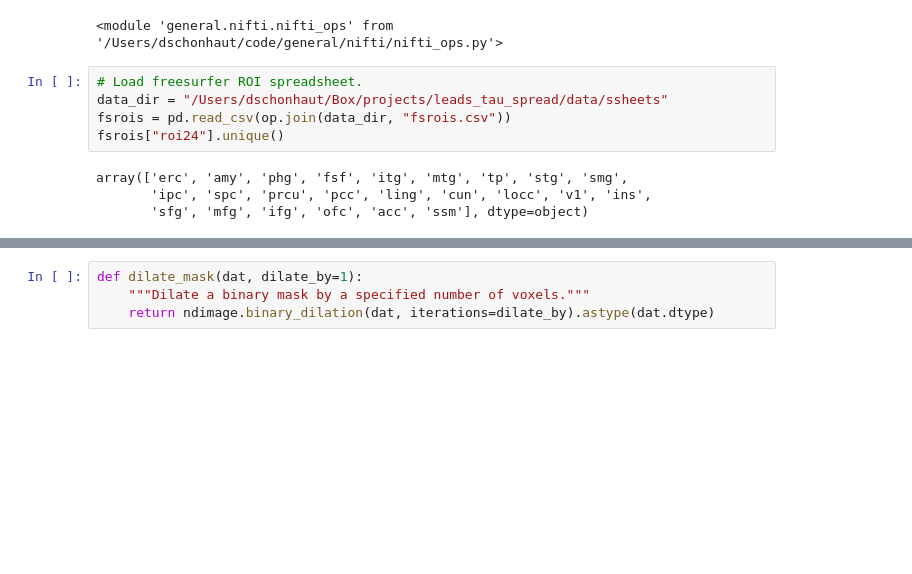
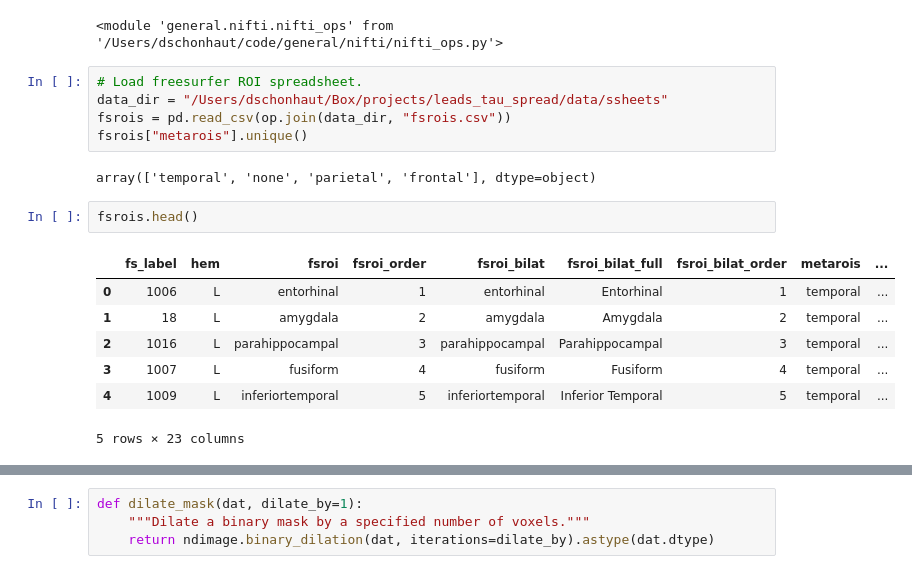
Before and after one commit to dschonhaut/leads_tau_spread, a Jupyter notebook: plot_brain.ipynb, the cells around one changed output, grey strips where cells are left out. Saved outputs shown, nothing was run; the diff lists cells and outputs as text; blank space fills up the shorter version.

```diff
--- a/plot_brain.ipynb
+++ b/plot_brain.ipynb
@@ -22,11 +22,19 @@ reload(nops)
 # Load freesurfer ROI spreadsheet.
 data_dir = "/Users/dschonhaut/Box/projects/leads_tau_spread/data/ssheets"
 fsrois = pd.read_csv(op.join(data_dir, "fsrois.csv"))
-fsrois["roi24"].unique()
+fsrois["metarois"].unique()
 # %% [output]
-array(['erc', 'amy', 'phg', 'fsf', 'itg', 'mtg', 'tp', 'stg', 'smg',
-       'ipc', 'spc', 'prcu', 'pcc', 'ling', 'cun', 'locc', 'v1', 'ins',
-       'sfg', 'mfg', 'ifg', 'ofc', 'acc', 'ssm'], dtype=object)
+array(['temporal', 'none', 'parietal', 'frontal'], dtype=object)
+# %%
+fsrois.head()
+# %% [output]
+|  | fs_label | hem | fsroi | fsroi_order | fsroi_bilat | fsroi_bilat_full | fsroi_bilat_order | metarois | ... |
+| 0 | 1006 | L | entorhinal | 1 | entorhinal | Entorhinal | 1 | temporal | ... |
+| 1 | 18 | L | amygdala | 2 | amygdala | Amygdala | 2 | temporal | ... |
+| 2 | 1016 | L | parahippocampal | 3 | parahippocampal | Parahippocampal | 3 | temporal | ... |
+| 3 | 1007 | L | fusiform | 4 | fusiform | Fusiform | 4 | temporal | ... |
+| 4 | 1009 | L | inferiortemporal | 5 | inferiortemporal | Inferior Temporal | 5 | temporal | ... |
+5 rows × 23 columns
 # %%
 # Convert fslabels to specroi labels.
 
```
Also changed, not shown: parts of 1 cell of this notebook, 4 other files.
